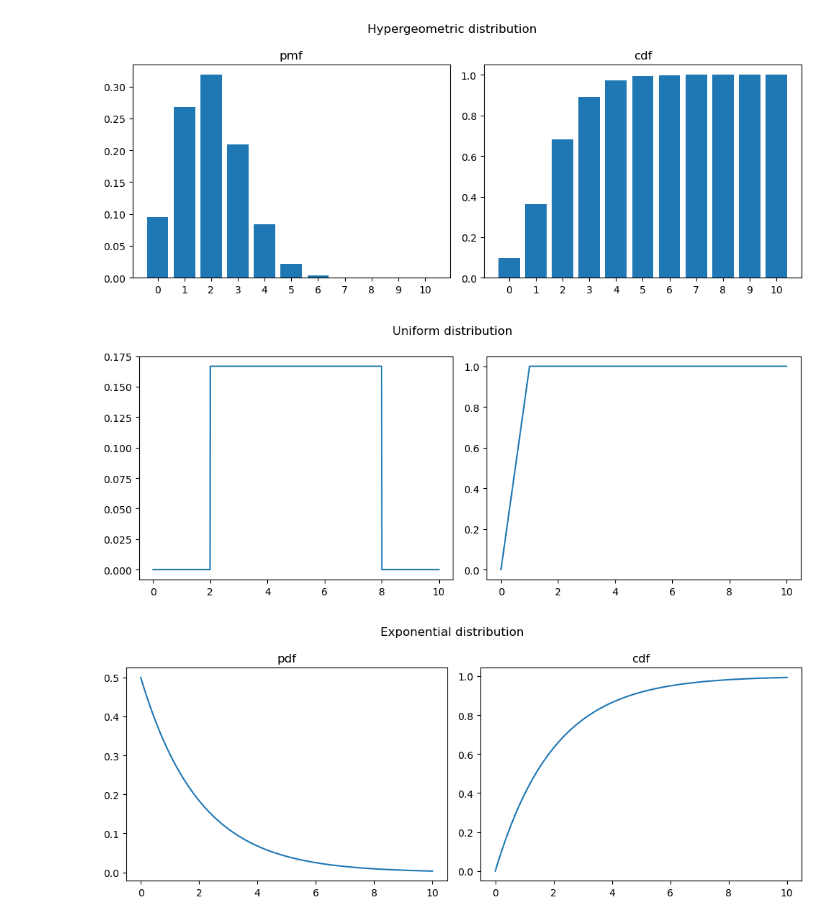
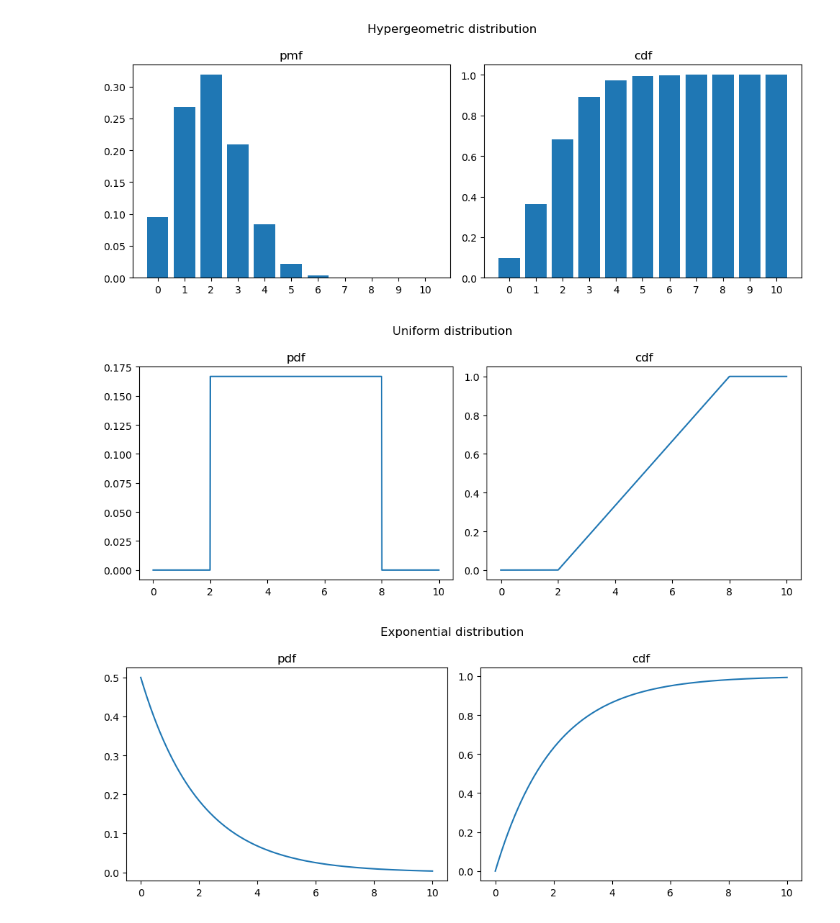
Before and after one commit to philBram/statistics_ml, a Jupyter notebook: 5_probability/3_cdfs_pdfs.ipynb, the cells around one changed output. Drawn from its saved outputs; the diff is of its cells as text; code cells hidden in the pictures.

```diff
--- a/5_probability/3_cdfs_pdfs.ipynb
+++ b/5_probability/3_cdfs_pdfs.ipynb
@@ -149,21 +149,23 @@ plt.show()
 # %%
 x = np.linspace(0, 10, 1000)
 
 uniform_pdf = stats.uniform.pdf(x, loc=2, scale=6)
-uniform_cdf = stats.uniform.cdf(x)
+uniform_cdf = stats.uniform.cdf(x, loc=2, scale=6)
 
 fig, ax = plt.subplots(1, 2, figsize=(10, 4))
 
 ax[0].plot(x, uniform_pdf)
+ax[0].set_title('pdf')
 
 ax[1].plot(x, uniform_cdf)
+ax[1].set_title('cdf')
 
 fig.suptitle('Uniform distribution')
 
 plt.tight_layout()
 plt.show()
 # %% [output]
-[figure, old version]
+[figure, new version]
 # %%
 x = np.linspace(0, 10, 1000)
 
```
